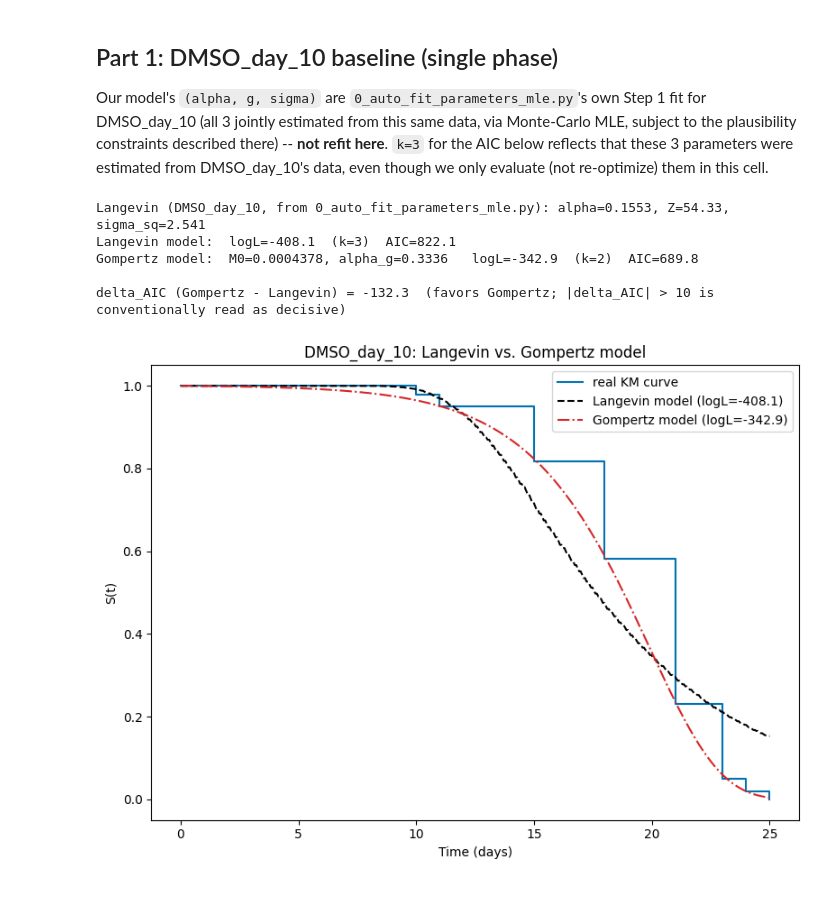
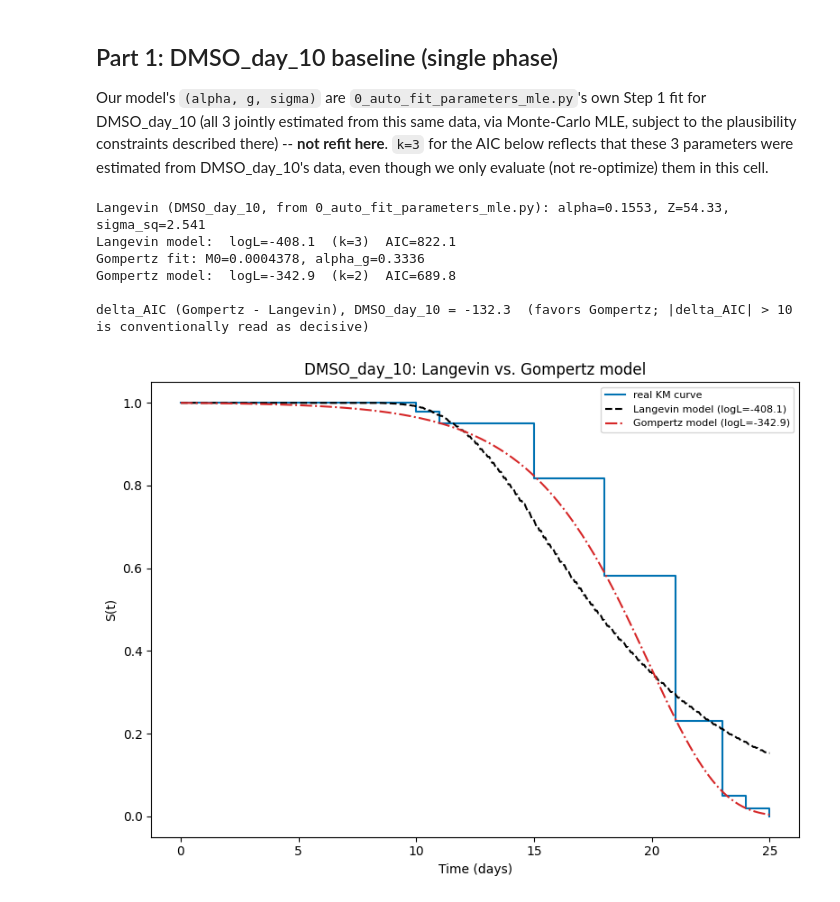
Before and after one commit to GruberComputational/c_elegans_unstable, a Jupyter notebook: notebooks/99_markov_vs_age_dependent.ipynb, the cells around one changed output. Saved outputs shown, nothing was run; the diff lists cells and outputs as text; code cells hidden in the pictures.

```diff
--- a/notebooks/99_markov_vs_age_dependent.ipynb
+++ b/notebooks/99_markov_vs_age_dependent.ipynb
@@ -269,3 +296,15 @@ def langevin_neg_log_lik_two_phase(alpha0, Z0, alpha1, Z1, sigma_sq, t_switch, d
+# %%
+def plot_survival_comparison(ax, kmf, t_plot, S_langevin, S_gompertz,
+                              logL_langevin, logL_gompertz, color, title, t_switch=None):
+    kmf.plot_survival_function(ax=ax, color=color, ci_show=False, label="real KM curve")
+    ax.plot(t_plot, S_langevin, ls="--", color="black", label=f"Langevin model (logL={logL_langevin:.1f})")
+    ax.plot(t_plot, S_gompertz, ls="-.", color="tab:red", label=f"Gompertz model (logL={logL_gompertz:.1f})")
+    if t_switch is not None:
+        ax.axvline(t_switch, color="gray", lw=1, ls=":", label=f"intervention start (day {t_switch:.0f})")
+    ax.set_xlabel("Time (days)")
+    ax.set_ylabel("S(t)")
+    ax.set_title(title)
+    ax.legend(fontsize=8)
 # %% [markdown]
 ## Part 1: DMSO_day_10 baseline (single phase)
 
@@ -287,44 +326,38 @@ d_dmso = raw_data["DMSO_day_10"]
 nll_langevin1 = langevin_neg_log_lik_single(a0, Z0, sigma_sq0, d_dmso, seed=0)
 logL_langevin1 = -nll_langevin1
 k_langevin1 = 3
-print(f"Langevin model:  logL={logL_langevin1:.4g}  (k={k_langevin1})  AIC={aic(logL_langevin1, k_langevin1):.4g}")
+aic_langevin1 = report_fit("Langevin model", logL_langevin1, k_langevin1)
 
 bounds_gompertz1 = [(1e-4, 2.0), (1e-3, 2.0)]
 popt_gomp1, nll_gomp1 = fit_gompertz_single(d_dmso, bounds_gompertz1, seed=0)
 M0_dmso, alpha_g_dmso = popt_gomp1
 logL_gomp1 = -nll_gomp1
 k_gomp1 = 2
-print(f"Gompertz model:  M0={M0_dmso:.4g}, alpha_g={alpha_g_dmso:.4g}   "
-      f"logL={logL_gomp1:.4g}  (k={k_gomp1})  AIC={aic(logL_gomp1, k_gomp1):.4g}")
+print(f"Gompertz fit: M0={M0_dmso:.4g}, alpha_g={alpha_g_dmso:.4g}")
+aic_gomp1 = report_fit("Gompertz model", logL_gomp1, k_gomp1)
 
-delta_aic1 = aic(logL_gomp1, k_gomp1) - aic(logL_langevin1, k_langevin1)
-print(f"\ndelta_AIC (Gompertz - Langevin) = {delta_aic1:+.4g}  "
-      f"({'favors Langevin' if delta_aic1 > 0 else 'favors Gompertz'}; "
-      f"|delta_AIC| > 10 is conventionally read as decisive)")
+delta_aic1 = report_delta_aic("DMSO_day_10", aic_gomp1, aic_langevin1)
 # %% [output]
 Langevin (DMSO_day_10, from 0_auto_fit_parameters_mle.py): alpha=0.1553, Z=54.33, sigma_sq=2.541
 Langevin model:  logL=-408.1  (k=3)  AIC=822.1
-Gompertz model:  M0=0.0004378, alpha_g=0.3336   logL=-342.9  (k=2)  AIC=689.8
+Gompertz fit: M0=0.0004378, alpha_g=0.3336
+Gompertz model:  logL=-342.9  (k=2)  AIC=689.8
 
-delta_AIC (Gompertz - Langevin) = -132.3  (favors Gompertz; |delta_AIC| > 10 is conventionally read as decisive)
+delta_AIC (Gompertz - Langevin), DMSO_day_10 = -132.3  (favors Gompertz; |delta_AIC| > 10 is conventionally read as decisive)
 # %%
 kmf_dmso = kaplan_meier_curve(d_dmso)
 t_plot = np.linspace(0, d_dmso.t.max(), 400)
 T_plot_sim1, _, _ = simulate_fpt_and_state(
     20_000, a0, g0, sigma_sq0, Z0, z0=0.0, dt=0.1, t_max=d_dmso.t.max(), rng=np.random.default_rng(1),
 )
 S_langevin1_plot = km_from_fpt(T_plot_sim1, t_plot, t_max=d_dmso.t.max())
+S_gomp1_plot = gompertz_survival(t_plot, M0_dmso, alpha_g_dmso)
 
 fig, ax = plt.subplots(figsize=(8, 6))
-kmf_dmso.plot_survival_function(ax=ax, color="#0072B2", label="real KM curve", ci_show=False)
-ax.plot(t_plot, S_langevin1_plot, ls="--", color="black", label=f"Langevin model (logL={logL_langevin1:.1f})")
-ax.plot(t_plot, gompertz_survival(t_plot, M0_dmso, alpha_g_dmso), ls="-.", color="tab:red",
-        label=f"Gompertz model (logL={logL_gomp1:.1f})")
-ax.set_xlabel("Time (days)")
-ax.set_ylabel("S(t)")
-ax.set_title("DMSO_day_10: Langevin vs. Gompertz model")
-ax.legend()
+plot_survival_comparison(ax, kmf_dmso, t_plot, S_langevin1_plot, S_gomp1_plot,
+                          logL_langevin1, logL_gomp1, color="#0072B2",
+                          title="DMSO_day_10: Langevin vs. Gompertz model")
 plt.tight_layout()
 plt.show()
 # %% [output]
-[figure, old version]
+[figure, new version]
```
Also changed, not shown: parts of 18 cells of this notebook, 1 other file.
